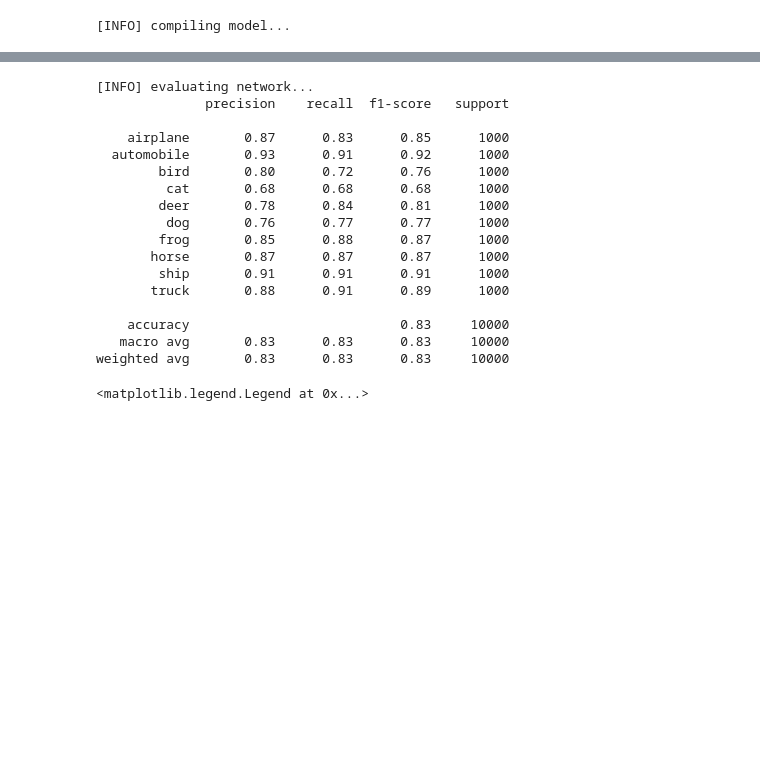
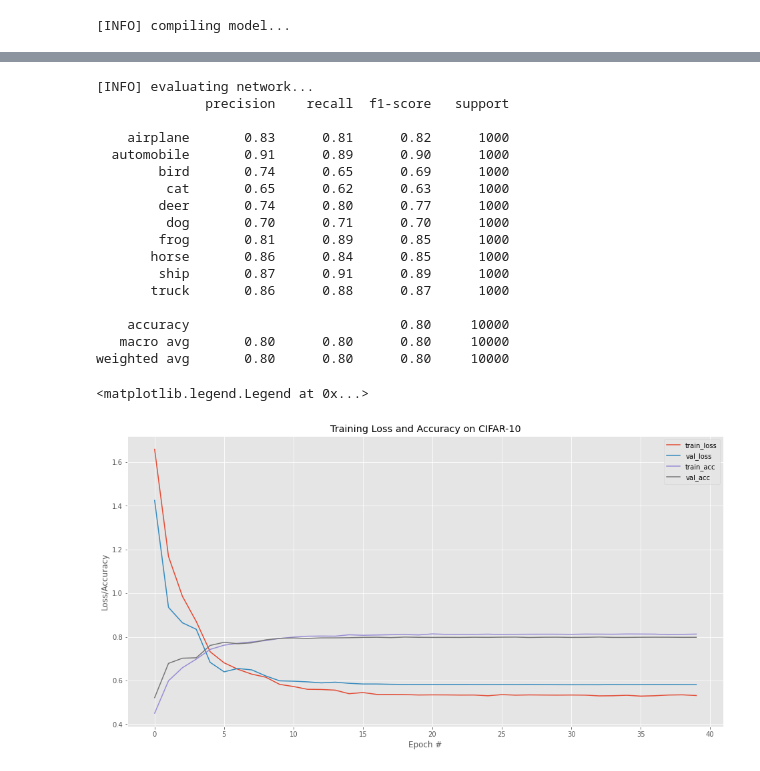
Before and after one commit to rafaelchourio/Deep-Learning-for-CV-Starter, a Jupyter notebook: minivggnet_cifar10_lr_decay.ipynb, the cells around one changed output, grey strips where cells are left out. Drawn from its saved outputs; the diff is of its cells as text; code cells hidden in the pictures; blank space fills up the shorter version.

```diff
--- a/minivggnet_cifar10_lr_decay.ipynb
+++ b/minivggnet_cifar10_lr_decay.ipynb
@@ -16,7 +17,7 @@ def step_decay(epoch):
   # initialize the base initial learning rate, drop factor, and
   # epochs to drop every
   initAlpha = 0.01
-  factor = 0.25
+  factor = 0.5
   dropEvery = 5
 
   # compute learning rate for the current epoch
@@ -77,32 +89,33 @@ predictions.argmax(axis=1), target_names=labelNames))
 [INFO] evaluating network...
               precision    recall  f1-score   support
 
-    airplane       0.87      0.83      0.85      1000
-  automobile       0.93      0.91      0.92      1000
-        bird       0.80      0.72      0.76      1000
-         cat       0.68      0.68      0.68      1000
-        deer       0.78      0.84      0.81      1000
-         dog       0.76      0.77      0.77      1000
-        frog       0.85      0.88      0.87      1000
-       horse       0.87      0.87      0.87      1000
-        ship       0.91      0.91      0.91      1000
-       truck       0.88      0.91      0.89      1000
+    airplane       0.83      0.81      0.82      1000
+  automobile       0.91      0.89      0.90      1000
+        bird       0.74      0.65      0.69      1000
+         cat       0.65      0.62      0.63      1000
+        deer       0.74      0.80      0.77      1000
+         dog       0.70      0.71      0.70      1000
+        frog       0.81      0.89      0.85      1000
+       horse       0.86      0.84      0.85      1000
+        ship       0.87      0.91      0.89      1000
+       truck       0.86      0.88      0.87      1000
 
-    accuracy                           0.83     10000
-   macro avg       0.83      0.83      0.83     10000
-weighted avg       0.83      0.83      0.83     10000
+    accuracy                           0.80     10000
+   macro avg       0.80      0.80      0.80     10000
+weighted avg       0.80      0.80      0.80     10000
 # %%
 # plot the training loss and accuracy
 plt.style.use("ggplot")
-plt.figure(figsize=(16,10))
+plt.figure(figsize=(16,8))
 plt.plot(np.arange(0, 40), H.history["loss"], label="train_loss")
 plt.plot(np.arange(0, 40), H.history["val_loss"], label="val_loss")
 plt.plot(np.arange(0, 40), H.history["accuracy"], label="train_acc")
 plt.plot(np.arange(0, 40), H.history["val_accuracy"], label="val_acc")
 plt.title("Training Loss and Accuracy on CIFAR-10")
 plt.xlabel("Epoch #")
 plt.ylabel("Loss/Accuracy")
 plt.legend()
 #plt.savefig(args["output"])
 # %% [output]
 <matplotlib.legend.Legend at 0x...>
+[figure, added]
```
Also changed, not shown: parts of 3 cells of this notebook.
